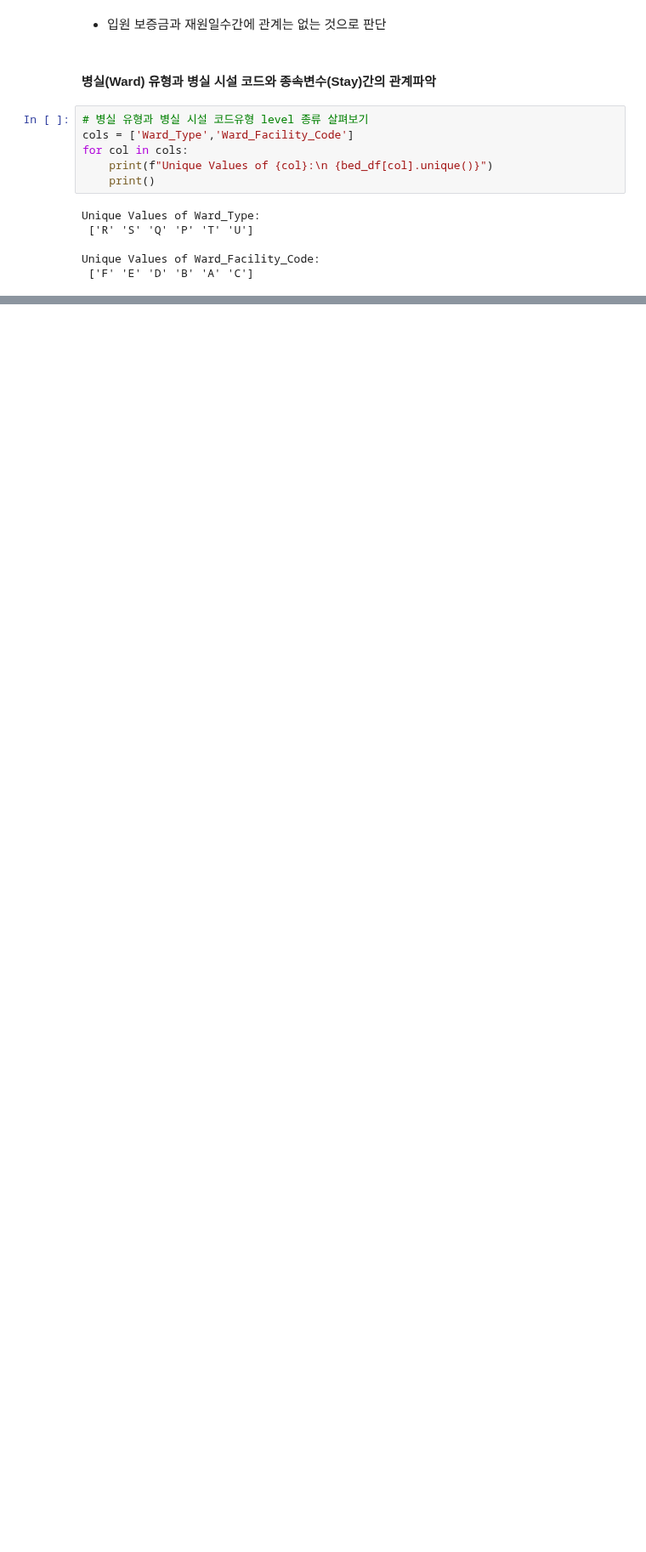
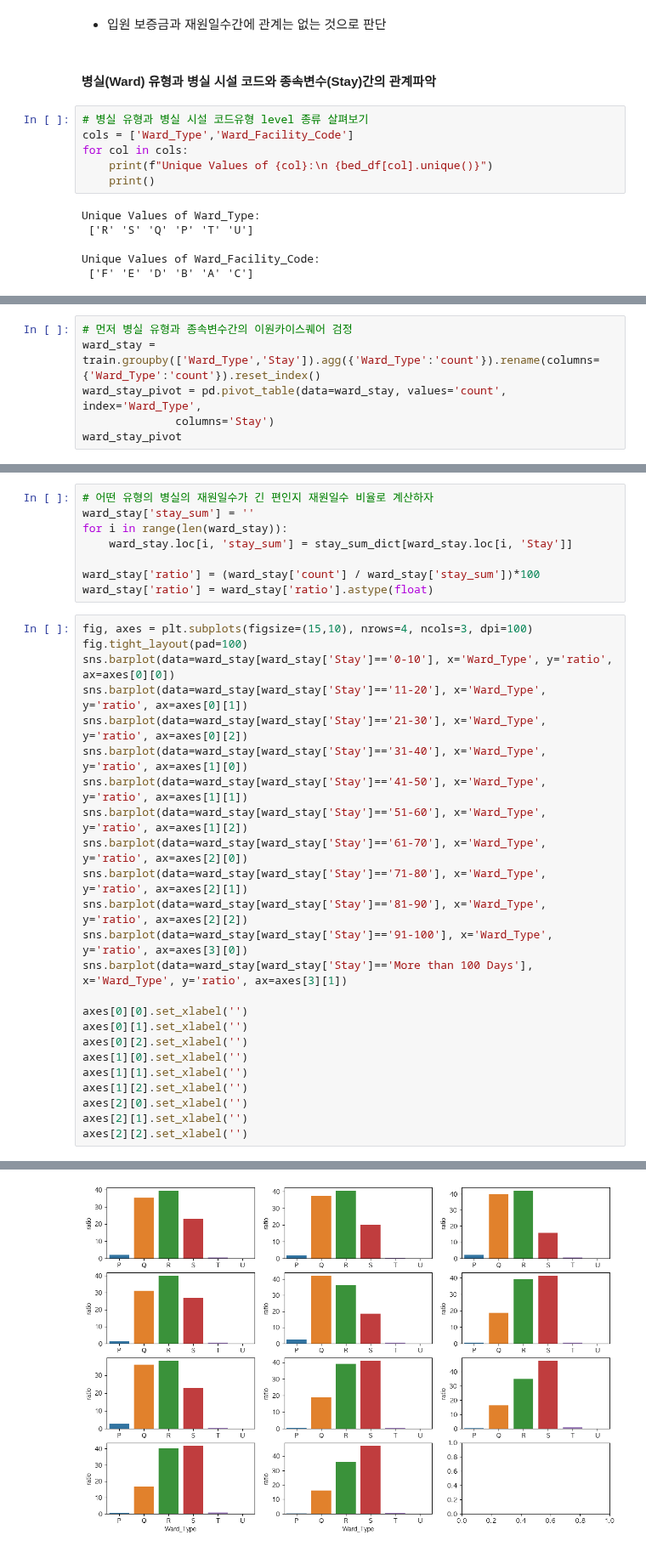
Before and after one commit to young-hun-jo/DataAnalysis, a Jupyter notebook: healthcare_los/analysis_myself.ipynb, the cells around one changed output, grey strips where cells are left out. Shown at 85% size. Cells and saved outputs as stored; diff of their text form; blank space fills up the shorter version.

```diff
--- a/healthcare_los/analysis_myself.ipynb
+++ b/healthcare_los/analysis_myself.ipynb
@@ -774,0 +757,6 @@ Unique Values of Ward_Facility_Code:
+# %%
+# 먼저 병실 유형과 종속변수간의 이원카이스퀘어 검정
+ward_stay = train.groupby(['Ward_Type','Stay']).agg({'Ward_Type':'count'}).rename(columns={'Ward_Type':'count'}).reset_index()
+ward_stay_pivot = pd.pivot_table(data=ward_stay, values='count', index='Ward_Type',
+              columns='Stay')
+ward_stay_pivot
@@ -774,0 +798,33 @@ Unique Values of Ward_Facility_Code:
+# %%
+# 어떤 유형의 병실의 재원일수가 긴 편인지 재원일수 비율로 계산하자
+ward_stay['stay_sum'] = ''
+for i in range(len(ward_stay)):
+    ward_stay.loc[i, 'stay_sum'] = stay_sum_dict[ward_stay.loc[i, 'Stay']]
+
+ward_stay['ratio'] = (ward_stay['count'] / ward_stay['stay_sum'])*100
+ward_stay['ratio'] = ward_stay['ratio'].astype(float)
+# %%
+fig, axes = plt.subplots(figsize=(15,10), nrows=4, ncols=3, dpi=100)
+fig.tight_layout(pad=100)
+sns.barplot(data=ward_stay[ward_stay['Stay']=='0-10'], x='Ward_Type', y='ratio', ax=axes[0][0])
+sns.barplot(data=ward_stay[ward_stay['Stay']=='11-20'], x='Ward_Type', y='ratio', ax=axes[0][1])
+sns.barplot(data=ward_stay[ward_stay['Stay']=='21-30'], x='Ward_Type', y='ratio', ax=axes[0][2])
+sns.barplot(data=ward_stay[ward_stay['Stay']=='31-40'], x='Ward_Type', y='ratio', ax=axes[1][0])
+sns.barplot(data=ward_stay[ward_stay['Stay']=='41-50'], x='Ward_Type', y='ratio', ax=axes[1][1])
+sns.barplot(data=ward_stay[ward_stay['Stay']=='51-60'], x='Ward_Type', y='ratio', ax=axes[1][2])
+sns.barplot(data=ward_stay[ward_stay['Stay']=='61-70'], x='Ward_Type', y='ratio', ax=axes[2][0])
+sns.barplot(data=ward_stay[ward_stay['Stay']=='71-80'], x='Ward_Type', y='ratio', ax=axes[2][1])
+sns.barplot(data=ward_stay[ward_stay['Stay']=='81-90'], x='Ward_Type', y='ratio', ax=axes[2][2])
+sns.barplot(data=ward_stay[ward_stay['Stay']=='91-100'], x='Ward_Type', y='ratio', ax=axes[3][0])
+sns.barplot(data=ward_stay[ward_stay['Stay']=='More than 100 Days'], x='Ward_Type', y='ratio', ax=axes[3][1])
+
+axes[0][0].set_xlabel('')
+axes[0][1].set_xlabel('')
+axes[0][2].set_xlabel('')
+axes[1][0].set_xlabel('')
+axes[1][1].set_xlabel('')
+axes[1][2].set_xlabel('')
+axes[2][0].set_xlabel('')
+axes[2][1].set_xlabel('')
+axes[2][2].set_xlabel('')
+# %% [output]
@@ -774,0 +832 @@ Unique Values of Ward_Facility_Code:
+[figure, added]
```
Also changed, not shown: parts of 18 cells of this notebook.
